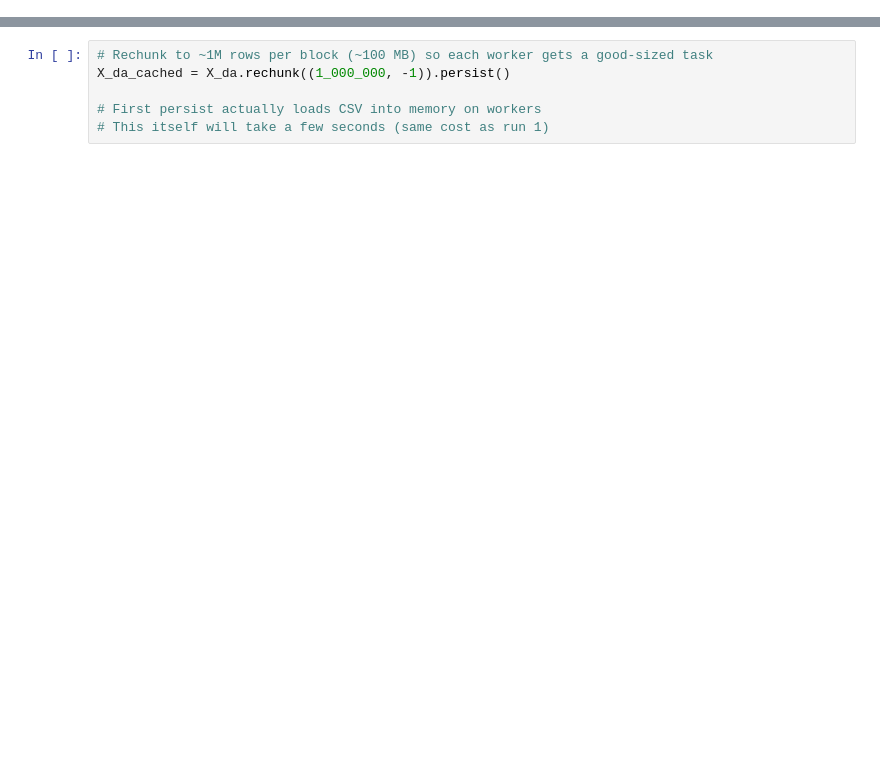
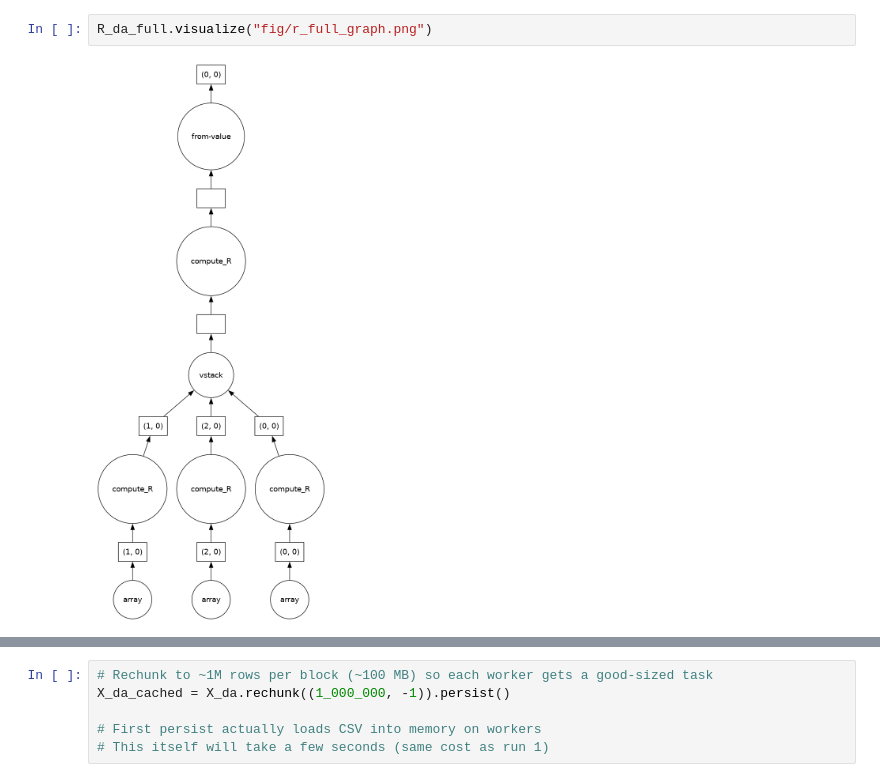
Before and after one commit to AlessandroMiotto/MAPD_project, a Jupyter notebook: Indirect.ipynb, the cells around one changed output, grey strips where cells are left out. Drawn from its saved outputs; the diff is of its cells as text; blank space fills up the shorter version.

```diff
--- a/Indirect.ipynb
+++ b/Indirect.ipynb
@@ -261,0 +332,4 @@ Wall time: 36.4 ms
+# %%
+R_da_full.visualize("fig/r_full_graph.png")
+# %% [output]
+[figure, added]
```
Also changed, not shown: parts of 32 cells of this notebook, 4 other files.
